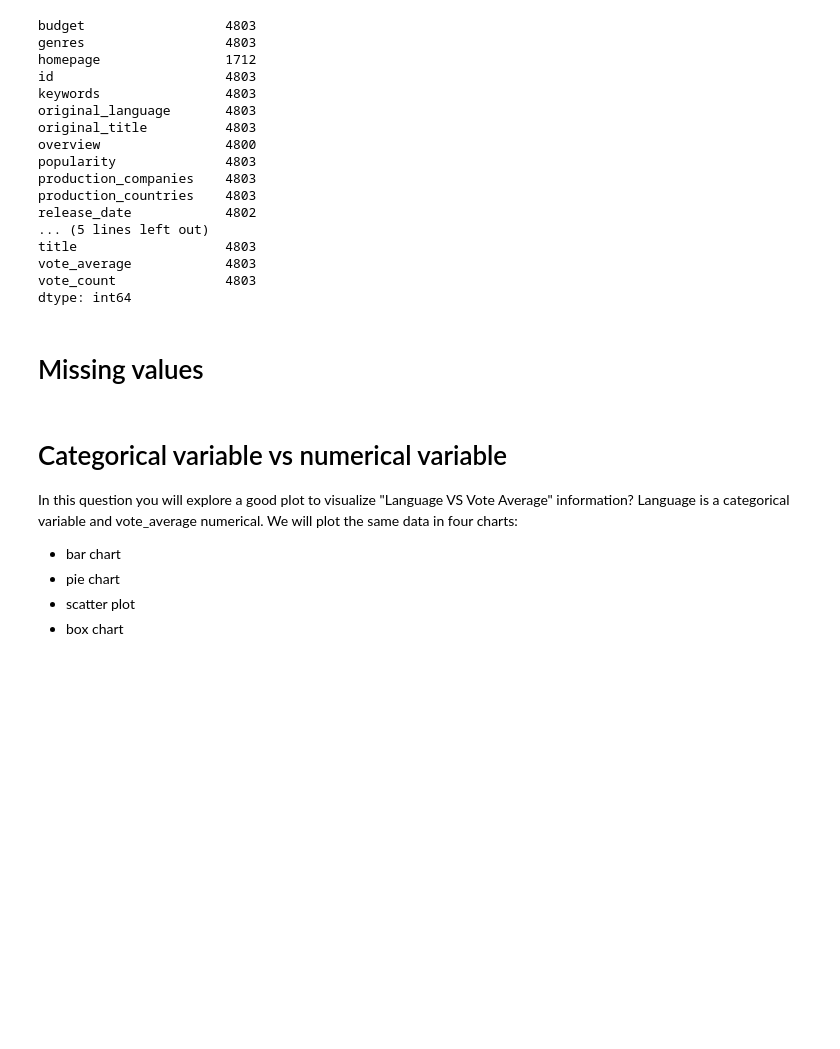
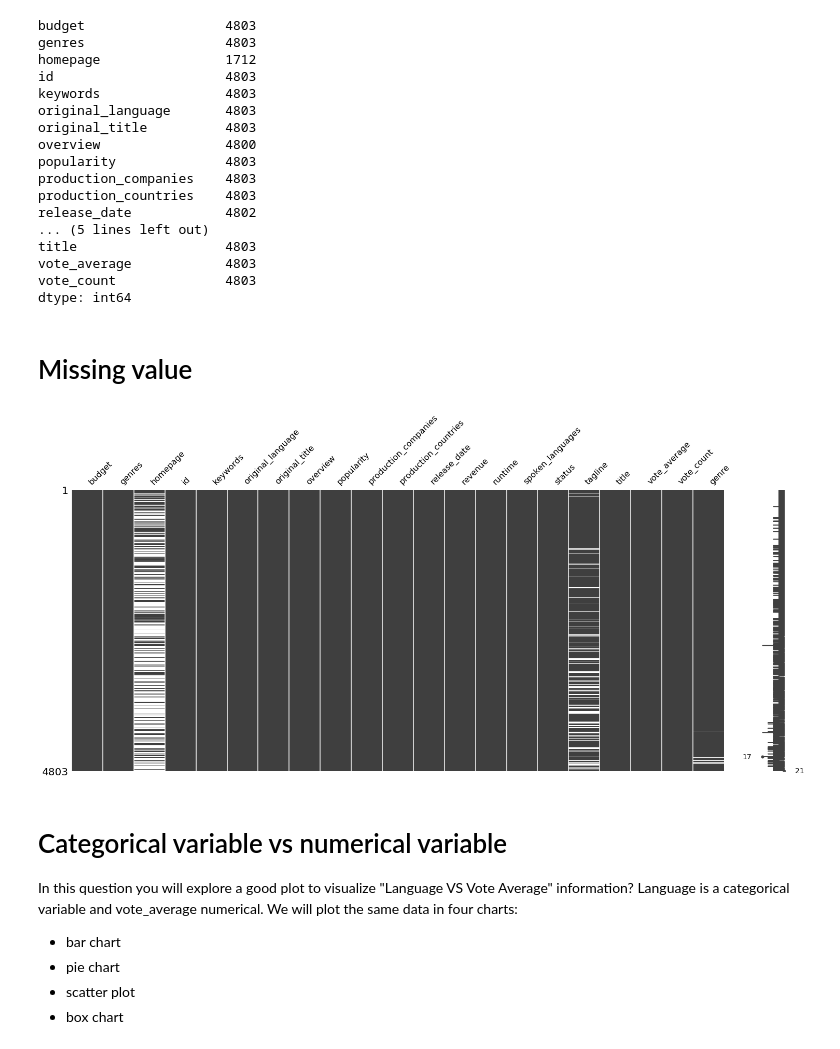
Before and after one commit to d8w/tmdb, a Jupyter notebook: TMDB data description and basic stats.ipynb, the cells around one changed output. Saved outputs shown, nothing was run; the diff lists cells and outputs as text; code cells hidden in the pictures; blank space fills up the shorter version.

Commit message:
missing value and regression analysis

```diff
--- a/TMDB data description and basic stats.ipynb
+++ b/TMDB data description and basic stats.ipynb
@@ -111,7 +107,11 @@ vote_average            4803
 vote_count              4803
 dtype: int64
 # %% [markdown]
-# Missing values
+# Missing value
+# %%
+msno.matrix(df)
+# %% [output]
+[figure, added]
 # %% [markdown]
 # Categorical variable vs numerical variable
 
```
Also changed, not shown: parts of 29 cells of this notebook.
